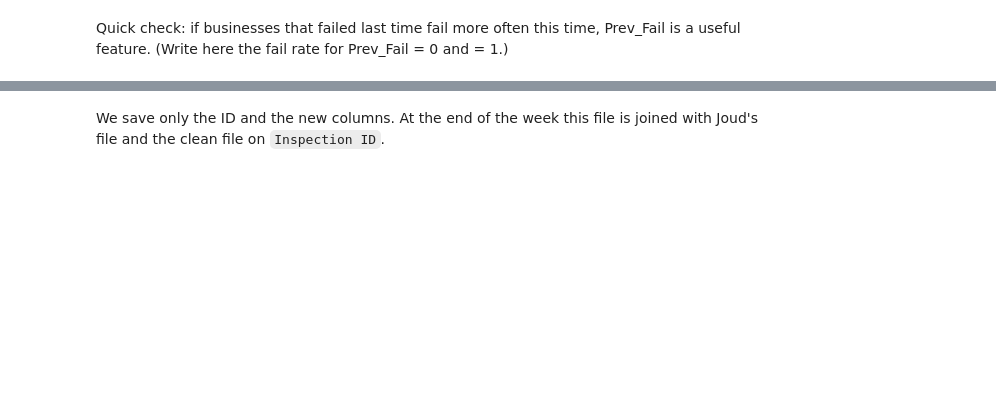
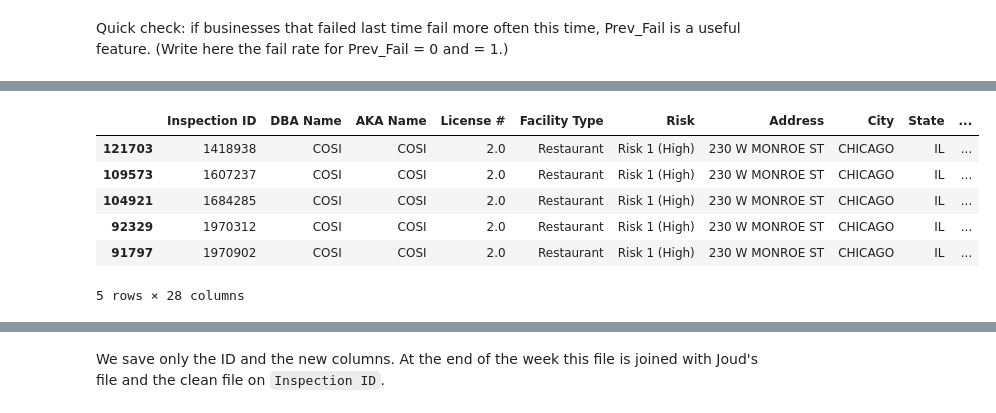
Before and after one commit to maram-06/DataScience, a Jupyter notebook: Task2_Maram_History.ipynb, the cells around one changed output, grey strips where cells are left out. Drawn from its saved outputs; the diff is of its cells as text; code cells hidden in the pictures; blank space fills up the shorter version.

```diff
--- a/Task2_Maram_History.ipynb
+++ b/Task2_Maram_History.ipynb
@@ -120,0 +260,10 @@ print(df[cols].shape)
+# %%
+df.head(5)
+# %% [output]
+|  | Inspection ID | DBA Name | AKA Name | License # | Facility Type | Risk | Address | City | State | ... |
+| 121703 | 1418938 | COSI | COSI | 2.0 | Restaurant | Risk 1 (High) | 230 W MONROE ST | CHICAGO | IL | ... |
+| 109573 | 1607237 | COSI | COSI | 2.0 | Restaurant | Risk 1 (High) | 230 W MONROE ST | CHICAGO | IL | ... |
+| 104921 | 1684285 | COSI | COSI | 2.0 | Restaurant | Risk 1 (High) | 230 W MONROE ST | CHICAGO | IL | ... |
+| 92329 | 1970312 | COSI | COSI | 2.0 | Restaurant | Risk 1 (High) | 230 W MONROE ST | CHICAGO | IL | ... |
+| 91797 | 1970902 | COSI | COSI | 2.0 | Restaurant | Risk 1 (High) | 230 W MONROE ST | CHICAGO | IL | ... |
+5 rows × 28 columns
```
Also changed, not shown: parts of 18 cells of this notebook, 1 other file.
